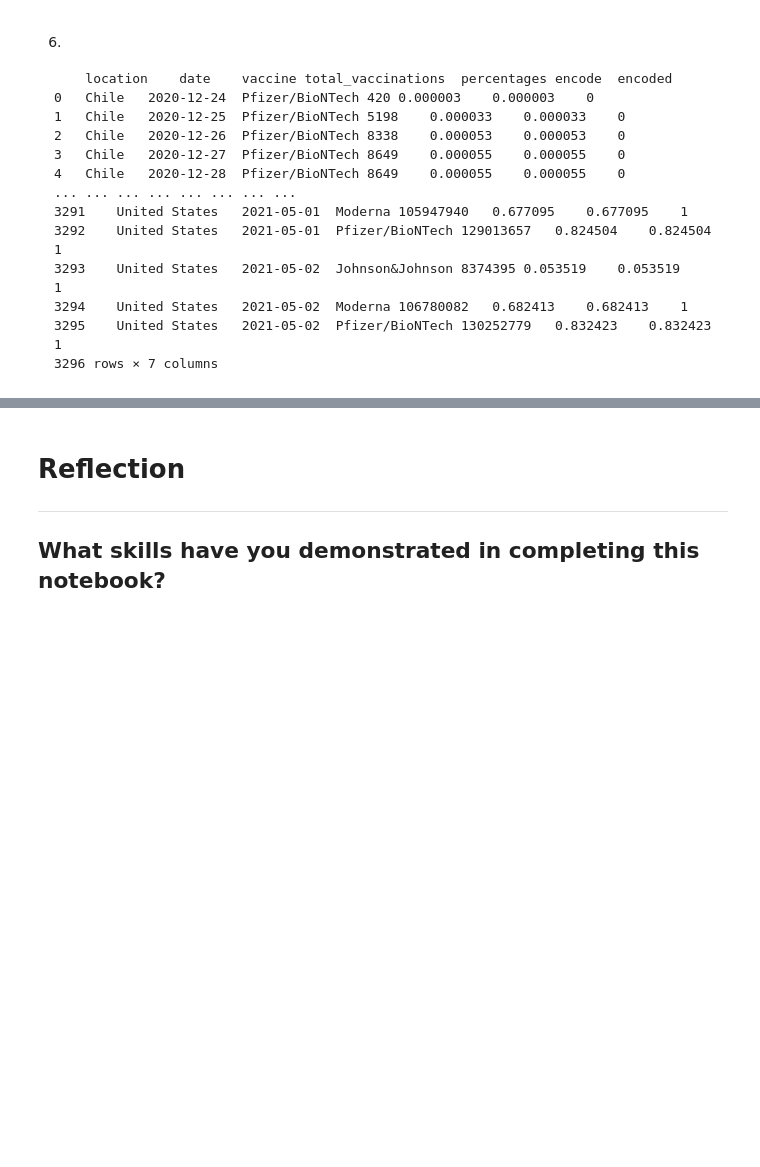
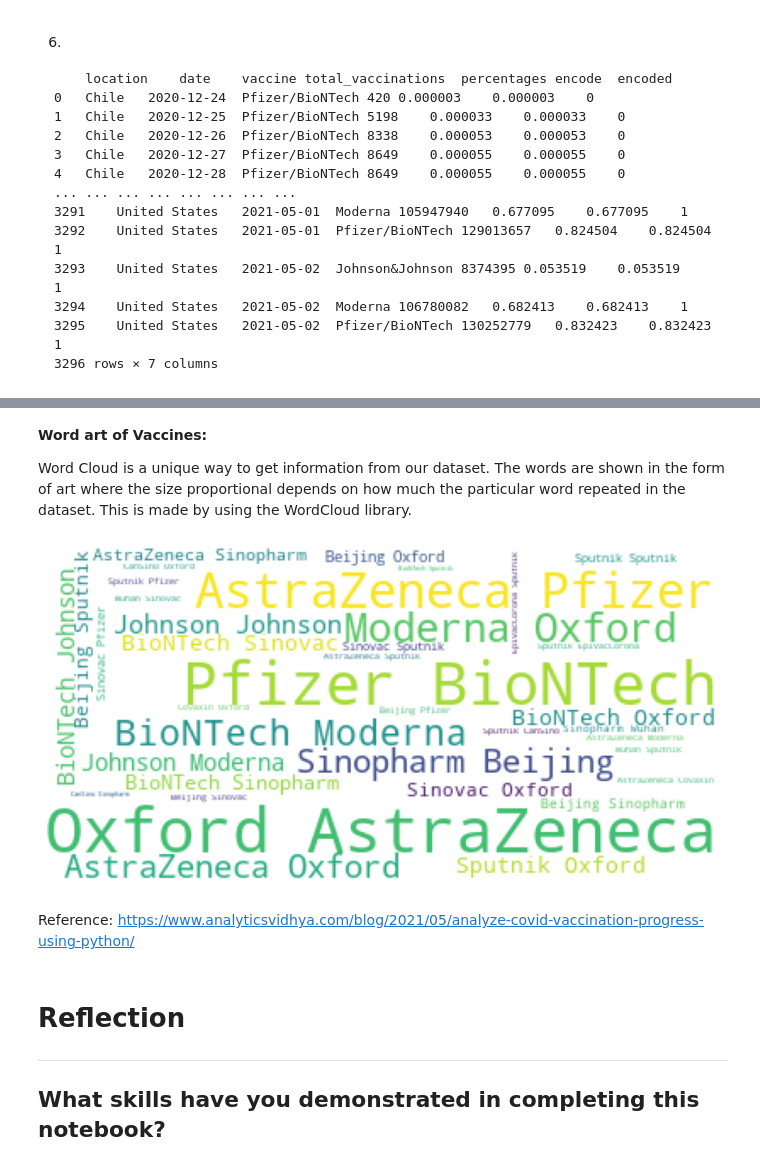
Before and after one commit to Chenjing2022/Chenjing2022-Data-Analysis-and-Python, a Jupyter notebook: 15_1_Encoding_and_Dummy_Coding.ipynb, the cells around one changed output, grey strips where cells are left out. Cells and saved outputs as stored; diff of their text form; code cells hidden in the pictures; blank space fills up the shorter version.

```diff
--- a/15_1_Encoding_and_Dummy_Coding.ipynb
+++ b/15_1_Encoding_and_Dummy_Coding.ipynb
@@ -477,3 +605,20 @@ Name: total_vaccinations, dtype: int64
+# %% [markdown]
+**Word art of Vaccines:**
+
+Word Cloud is a unique way to get information from our dataset. The words are shown in the form of art where the size proportional depends on how much the particular word repeated in the dataset. This is made by using the WordCloud library.
+# %%
+wordCloud = WordCloud(
+    background_color='white',
+    max_font_size = 60).generate(' '.join(covid_df.vaccines))
+plt.figure(figsize=(15,8))
+plt.axis('off')
+plt.imshow(wordCloud)
+plt.show()
+# %% [output]
+[figure, added]
+# %% [markdown]
+Reference:
+https://www.analyticsvidhya.com/blog/2021/05/analyze-covid-vaccination-progress-using-python/
 # %% [markdown]
 # Reflection
 ----
```
Also changed, not shown: parts of 39 cells of this notebook.
